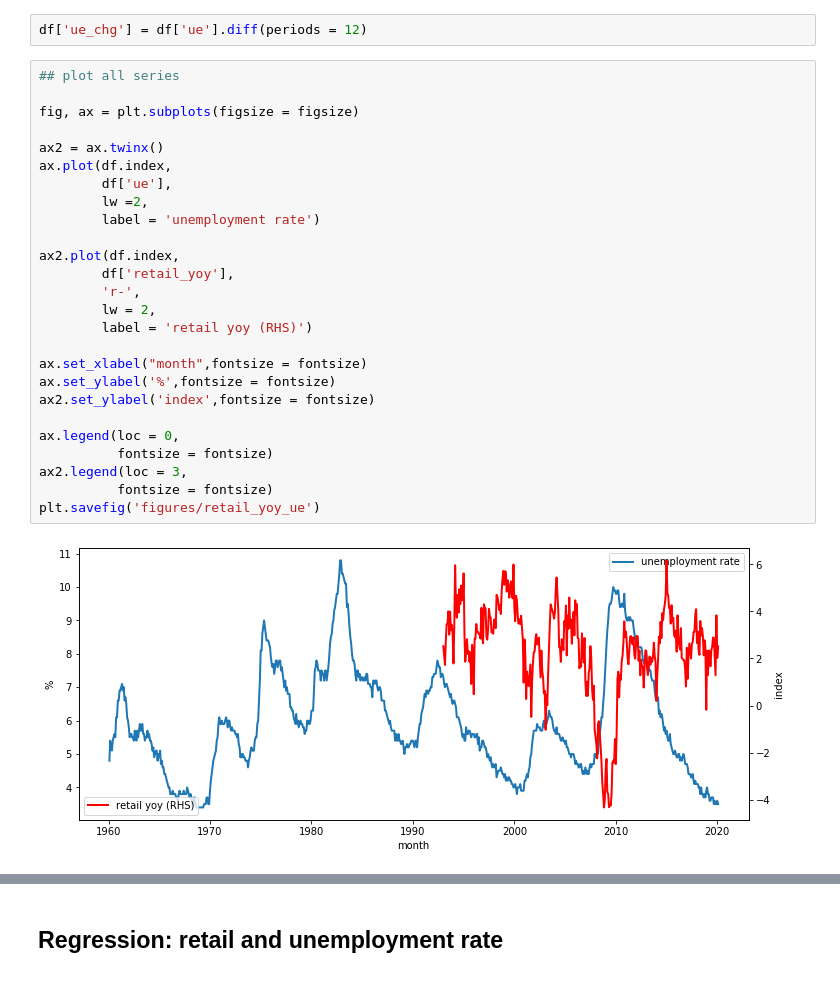
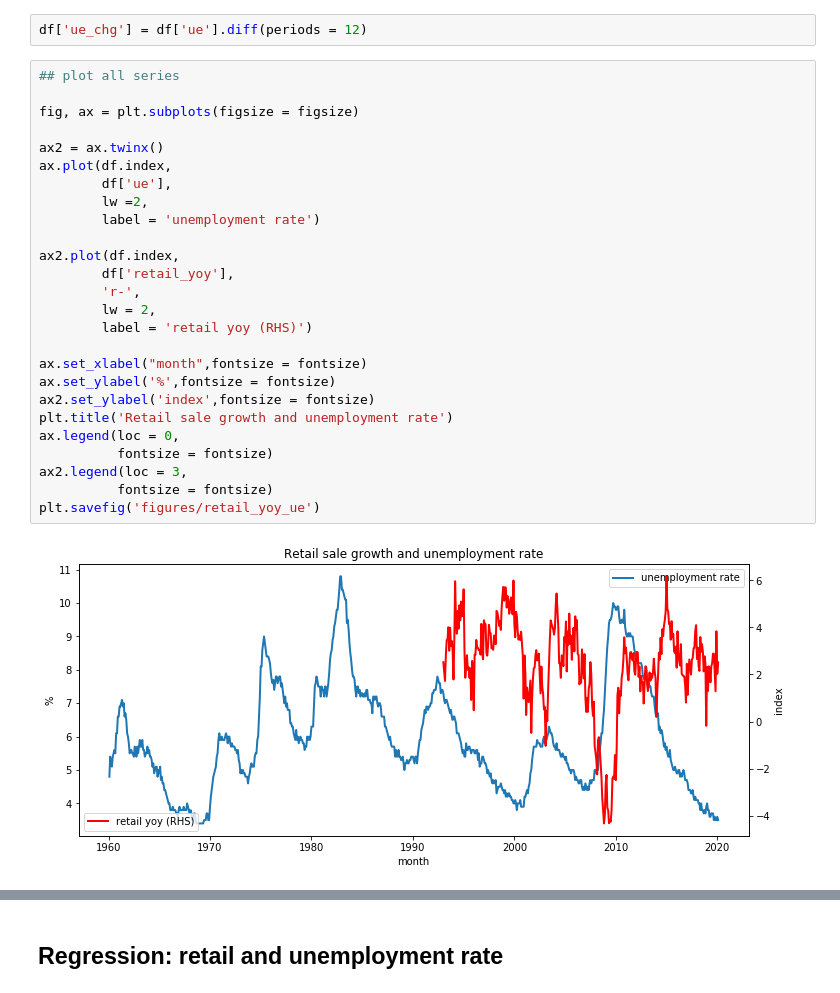
Before and after one commit to iworld1991/PredictUE, a Jupyter notebook: Python/PredictUE.ipynb, the cells around one changed output, grey strips where cells are left out. Saved outputs shown, nothing was run; the diff lists cells and outputs as text.

```diff
--- a/Python/PredictUE.ipynb
+++ b/Python/PredictUE.ipynb
@@ -94,31 +94,31 @@ df['ue_chg'] = df['ue'].diff(periods = 12)
 # %%
 ## plot all series
 
 fig, ax = plt.subplots(figsize = figsize)
 
 ax2 = ax.twinx()
 ax.plot(df.index,
         df['ue'],
         lw =2,
         label = 'unemployment rate')
 
 ax2.plot(df.index,
         df['retail_yoy'],
         'r-',
         lw = 2,
         label = 'retail yoy (RHS)')
 
 ax.set_xlabel("month",fontsize = fontsize)
 ax.set_ylabel('%',fontsize = fontsize)
 ax2.set_ylabel('index',fontsize = fontsize)
-
+plt.title('Retail sale growth and unemployment rate')
 ax.legend(loc = 0,
           fontsize = fontsize)
 ax2.legend(loc = 3,
           fontsize = fontsize)
 plt.savefig('figures/retail_yoy_ue')
 # %% [output]
-[figure, old version]
+[figure, new version]
 # %%
 ## change to change
 
```
Also changed, not shown: parts of 8 cells of this notebook, 4 other files.
